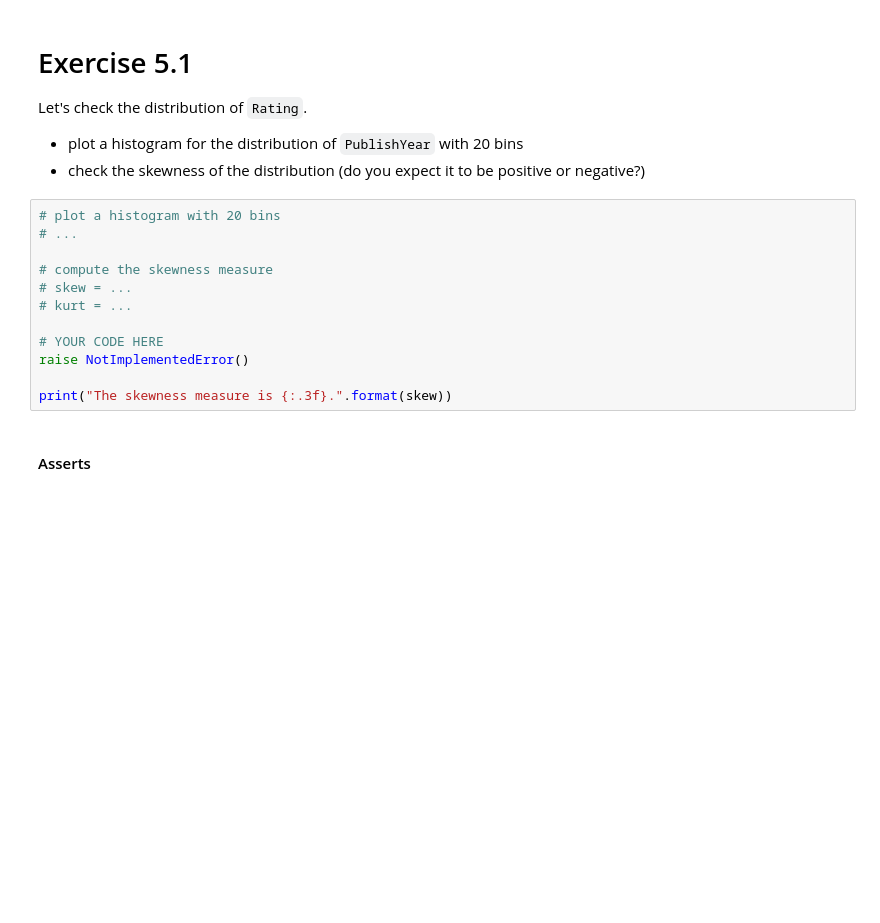
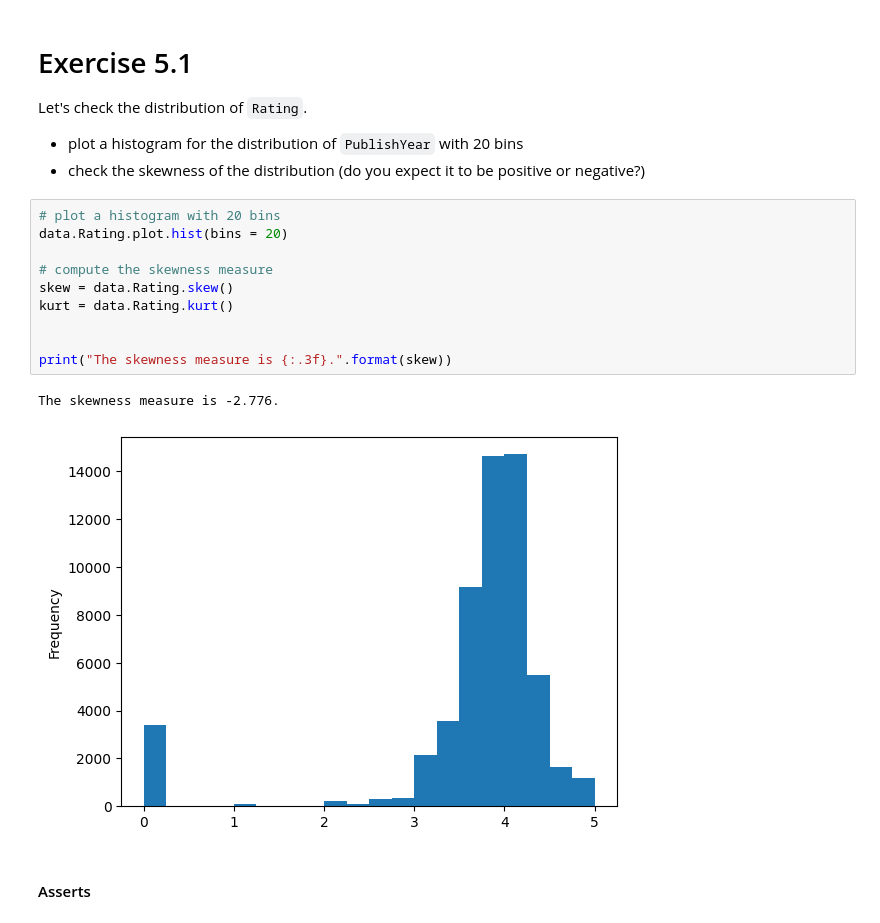
Before and after one commit to DarynaP/batch6-workspace, a Jupyter notebook: S01 - Bootcamp and Binary Classification 1/SLU04 - Basic Stats with Pandas/Exercise notebook.ipynb, the cells around one changed output. Saved outputs shown, nothing was run; the diff lists cells and outputs as text; blank space fills up the shorter version.

```diff
--- a/S01 - Bootcamp and Binary Classification 1/SLU04 - Basic Stats with Pandas/Exercise notebook.ipynb
+++ b/S01 - Bootcamp and Binary Classification 1/SLU04 - Basic Stats with Pandas/Exercise notebook.ipynb
@@ -169,16 +225,17 @@ Let's check the distribution of `Rating`.
 - check the skewness of the distribution (do you expect it to be positive or negative?)
 # %%
 # plot a histogram with 20 bins
-# ...
+data.Rating.plot.hist(bins = 20)
 
 # compute the skewness measure
-# skew = ...
-# kurt = ...
+skew = data.Rating.skew()
+kurt = data.Rating.kurt()
 
-# YOUR CODE HERE
-raise NotImplementedError()
 
 print("The skewness measure is {:.3f}.".format(skew))
+# %% [output]
+The skewness measure is -2.776.
+[figure, added]
 # %% [markdown]
 #### Asserts
 # %%
```
Also changed, not shown: parts of 11 cells of this notebook.
